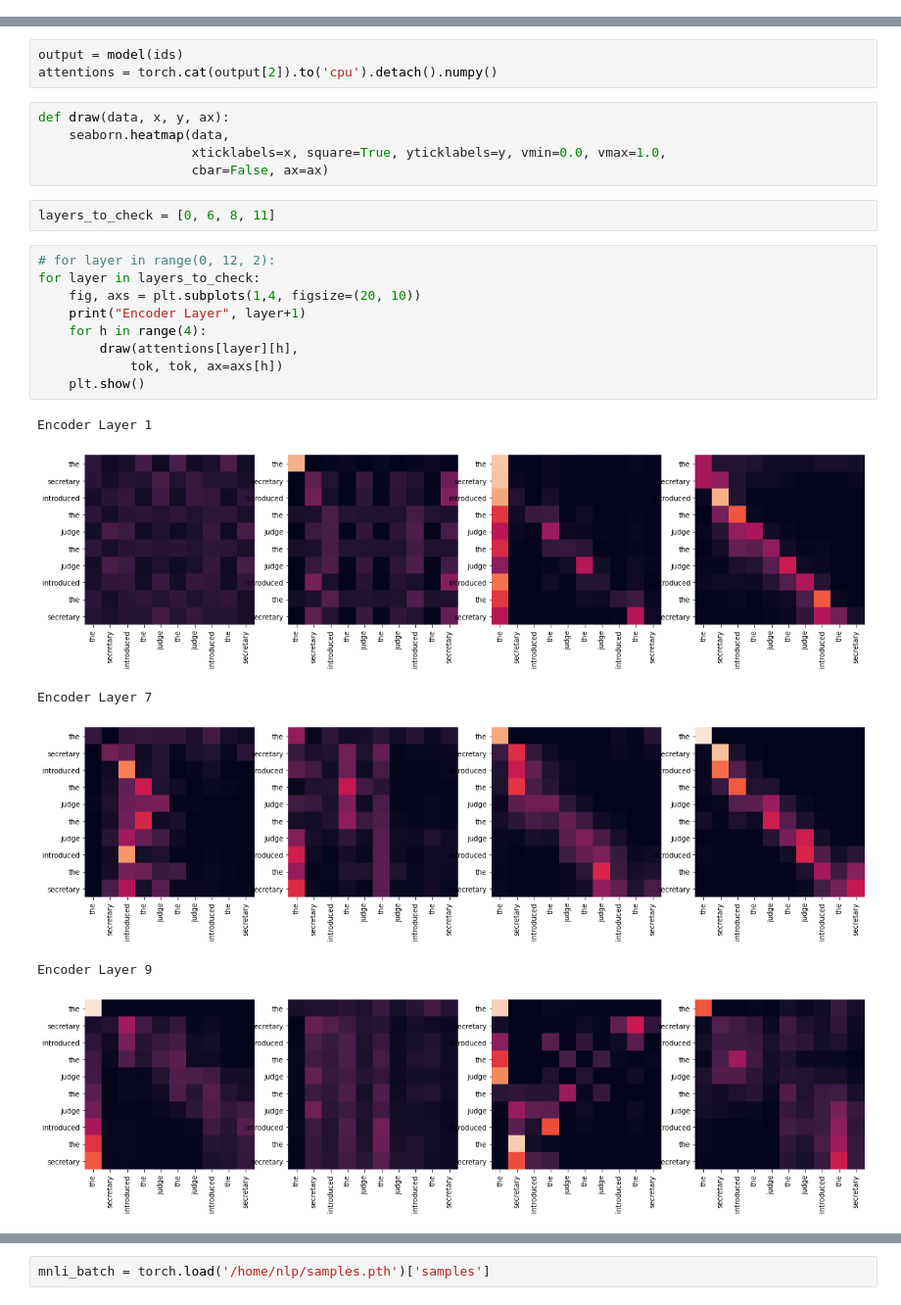
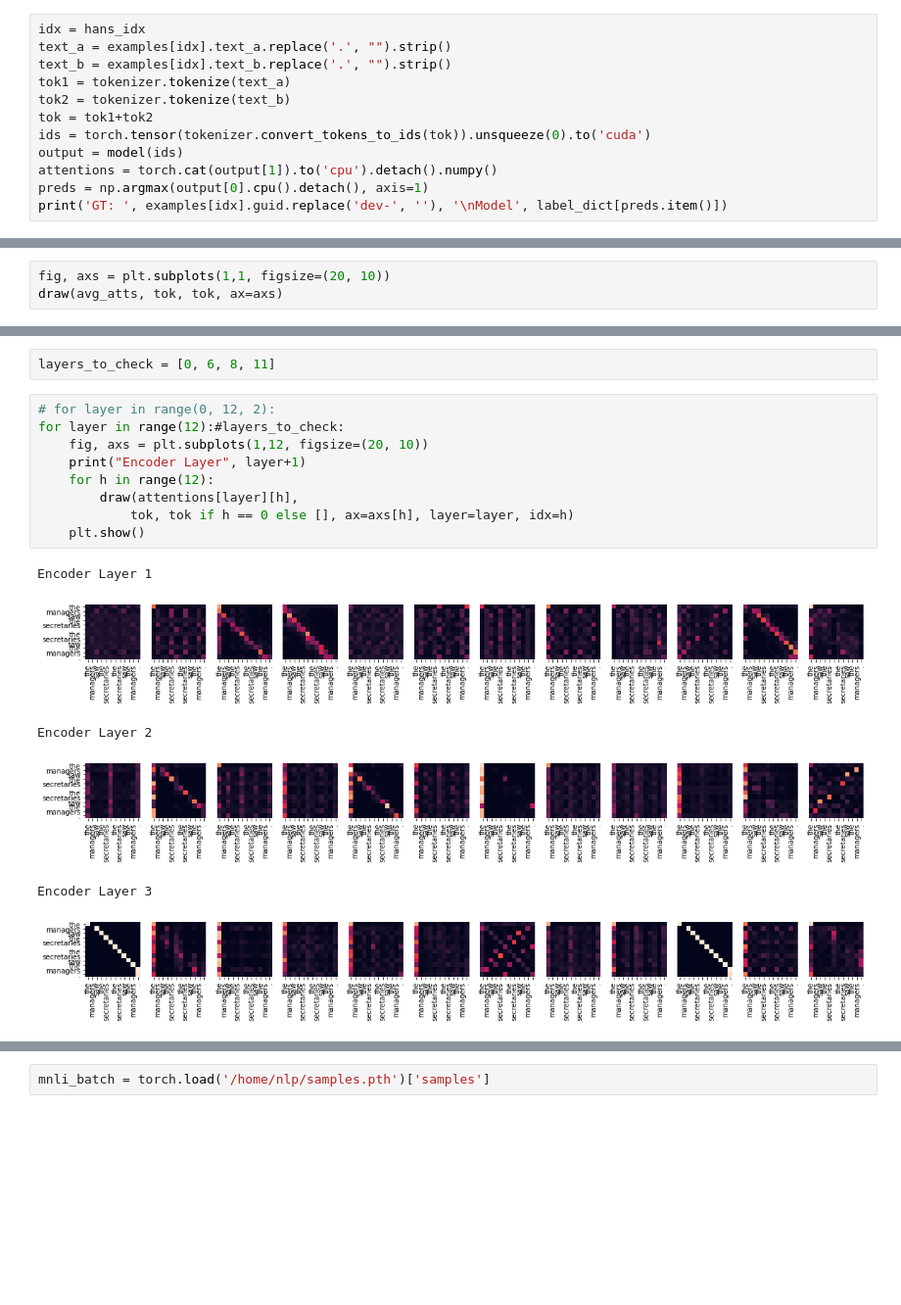
Before and after one commit to prajjwal1/generalize_lm_nli, a Jupyter notebook: nbs/evaluation_analysis_samples.ipynb, the cells around one changed output, grey strips where cells are left out. Shown at 98% size. Drawn from its saved outputs; the diff is of its cells as text; blank space fills up the shorter version.

```diff
--- a/nbs/evaluation_analysis_samples.ipynb
+++ b/nbs/evaluation_analysis_samples.ipynb
@@ -86,0 +174,12 @@ model, batch = put_on_cuda(model, batch)
+# %%
+idx = hans_idx
+text_a = examples[idx].text_a.replace('.', "").strip()
+text_b = examples[idx].text_b.replace('.', "").strip()
+tok1 = tokenizer.tokenize(text_a)
+tok2 = tokenizer.tokenize(text_b)
+tok = tok1+tok2
+ids = torch.tensor(tokenizer.convert_tokens_to_ids(tok)).unsqueeze(0).to('cuda')
+output = model(ids)
+attentions = torch.cat(output[1]).to('cpu').detach().numpy()
+preds = np.argmax(output[0].cpu().detach(), axis=1)
+print('GT: ', examples[idx].guid.replace('dev-', ''), '\nModel', label_dict[preds.item()])
@@ -86,0 +206,3 @@ model, batch = put_on_cuda(model, batch)
+# %%
+fig, axs = plt.subplots(1,1, figsize=(20, 10))
+draw(avg_atts, tok, tok, ax=axs)
@@ -111,26 +317,18 @@ ids = torch.tensor(tokenizer.convert_tokens_to_ids(tok)).unsqueeze(0).to('cuda')
-# %%
-output = model(ids)
-attentions = torch.cat(output[2]).to('cpu').detach().numpy()
-# %%
-def draw(data, x, y, ax):
-    seaborn.heatmap(data,
-                    xticklabels=x, square=True, yticklabels=y, vmin=0.0, vmax=1.0,
-                    cbar=False, ax=ax)
 # %%
 layers_to_check = [0, 6, 8, 11]
 # %%
 # for layer in range(0, 12, 2):
-for layer in layers_to_check:
-    fig, axs = plt.subplots(1,4, figsize=(20, 10))
+for layer in range(12):#layers_to_check:
+    fig, axs = plt.subplots(1,12, figsize=(20, 10))
     print("Encoder Layer", layer+1)
-    for h in range(4):
+    for h in range(12):
         draw(attentions[layer][h],
-            tok, tok, ax=axs[h])
+            tok, tok if h == 0 else [], ax=axs[h], layer=layer, idx=h)
     plt.show()
 # %% [output]
 Encoder Layer 1
-[figure, old version]
+[figure, new version]
-Encoder Layer 7
+Encoder Layer 2
-[figure, old version]
+[figure, new version]
-Encoder Layer 9
+Encoder Layer 3
-[figure, old version]
+[figure, new version]
```
Also changed, not shown: parts of 65 cells of this notebook, 11 other files.
